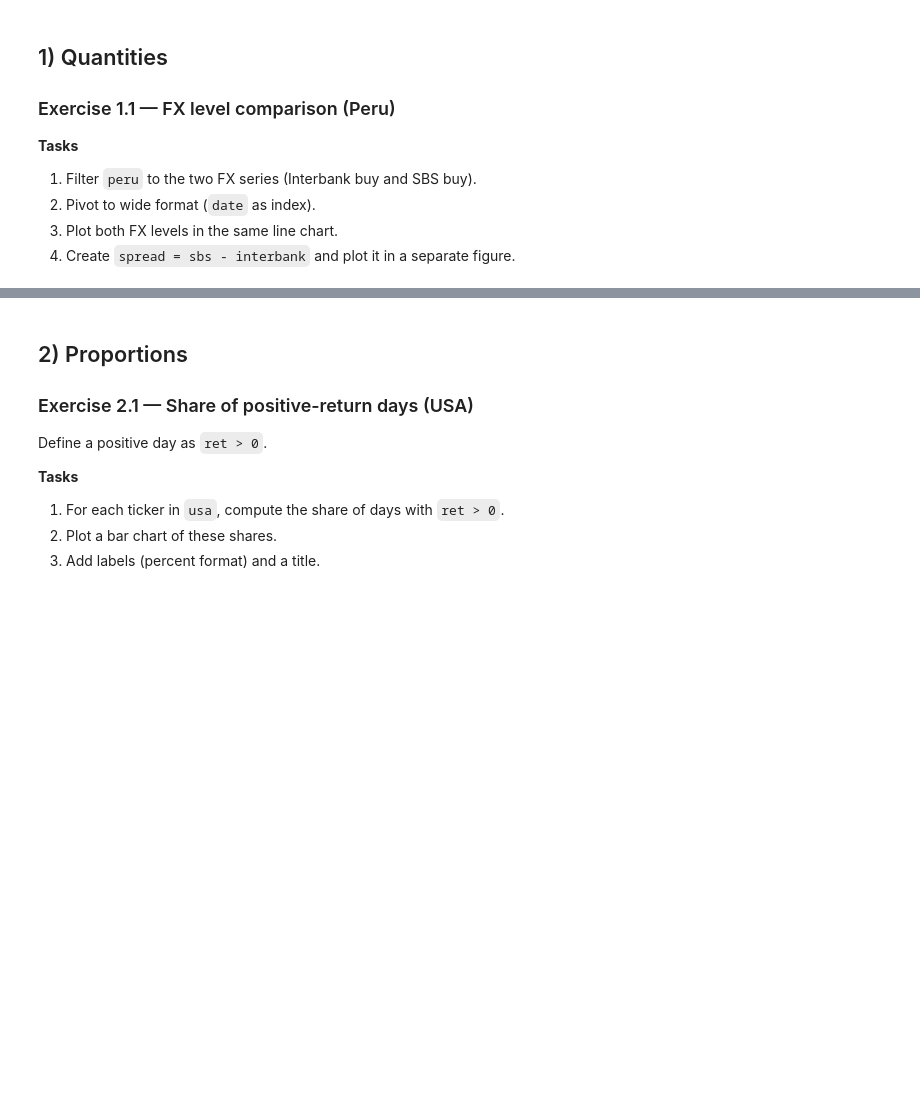
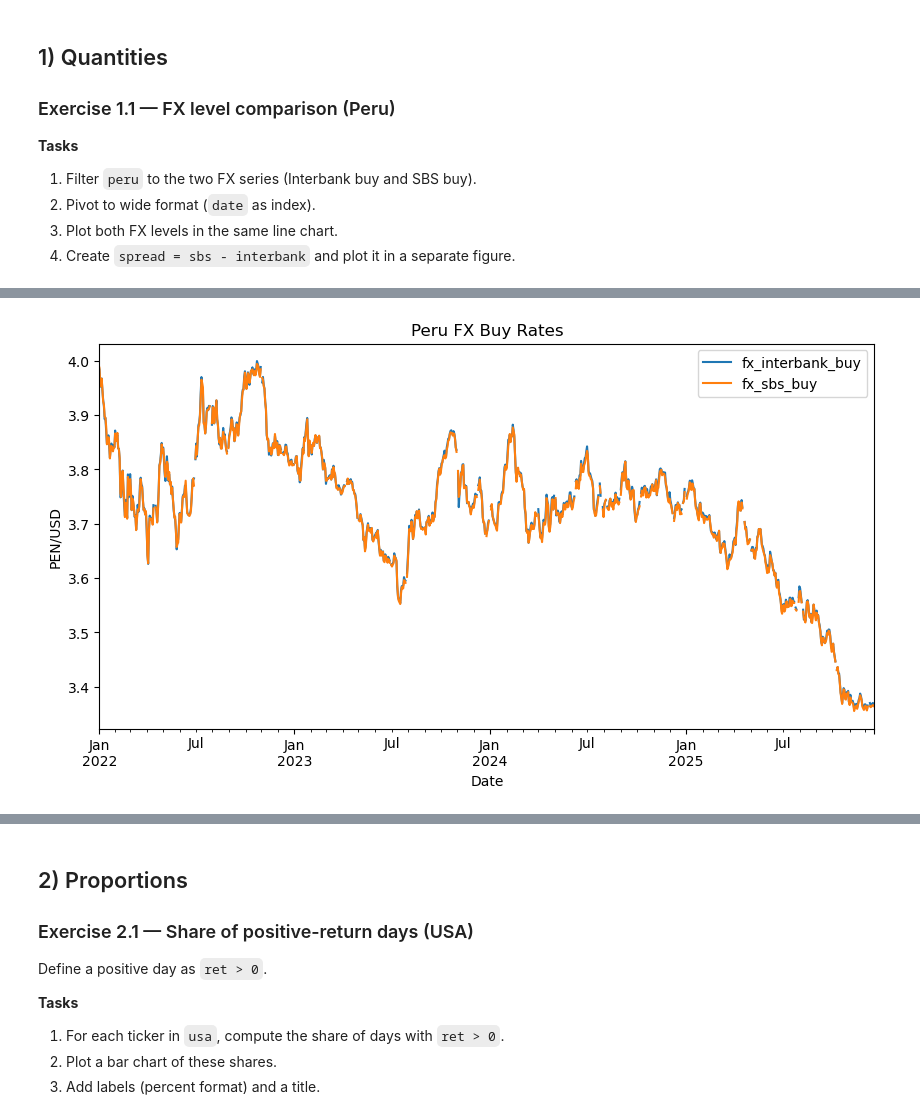
Before and after one commit to anzonyquispe/Python-for-Finance, a Jupyter notebook: homeworks/Assignment_3/Group 8/group_8_ass_3_2026.ipynb, the cells around one changed output, grey strips where cells are left out. Cells and saved outputs as stored; diff of their text form; code cells hidden in the pictures; blank space fills up the shorter version.

```diff
--- a/homeworks/Assignment_3/Group 8/group_8_ass_3_2026.ipynb
+++ b/homeworks/Assignment_3/Group 8/group_8_ass_3_2026.ipynb
@@ -16,2 +51,17 @@ Reproduce the key parts of the lecture notebook using:
 # %% [markdown]
 2. Download those series and build a **tidy** table: `date`, `series`, `value`.
+# %%
+df = pd.DataFrame(rows, columns=["date", "series", "value"])
+df["value"] = pd.to_numeric(df["value"], errors="coerce")
+
+month = {
+    "Ene": "Jan", "Feb": "Feb", "Mar": "Mar", "Abr": "Apr",
+    "May": "May", "Jun": "Jun", "Jul": "Jul", "Ago": "Aug",
+    "Set": "Sep", "Sep": "Sep", "Oct": "Oct", "Nov": "Nov",
+    "Dic": "Dec"
+}
+
+df["date"] = df["date"].replace(month, regex=True)
+df["date"] = pd.to_datetime(df["date"], format="%d.%b.%y", errors="coerce")
+
+df.head()
@@ -406,3 +522,7 @@ Peru rows: 4136 | USA rows: 2982
 2. Pivot to wide format (`date` as index).
 3. Plot both FX levels in the same line chart.
 4. Create `spread = sbs - interbank` and plot it in a separate figure.
+# %%
+# 1. Filter peru to the two FX series (Interbank buy and SBS buy)
+peru_fx = peru_wide[['date', 'fx_interbank_buy', 'fx_sbs_buy']]
+peru_fx.head()
@@ -408,0 +536,6 @@ Peru rows: 4136 | USA rows: 2982
+# %%
+# 2. Pivot to wide format (`date` as index)
+
+# Set date as index (set_index) and sort chronologically (sort_idex)
+peru_fx = (peru_fx.set_index('date').sort_index())
+peru_fx.head()
@@ -408,0 +550,14 @@ Peru rows: 4136 | USA rows: 2982
+# %%
+# 3. Plot both FX levels in the same line chart
+
+# Plot FX series (.plot)
+peru_fx.plot(figsize=(10, 5))
+
+# Labels
+plt.xlabel("Date")
+plt.ylabel("PEN/USD")
+plt.title("Peru FX Buy Rates")
+
+plt.show()
+# %% [output]
+[figure, added]
```
Also changed, not shown: parts of 23 cells of this notebook.
